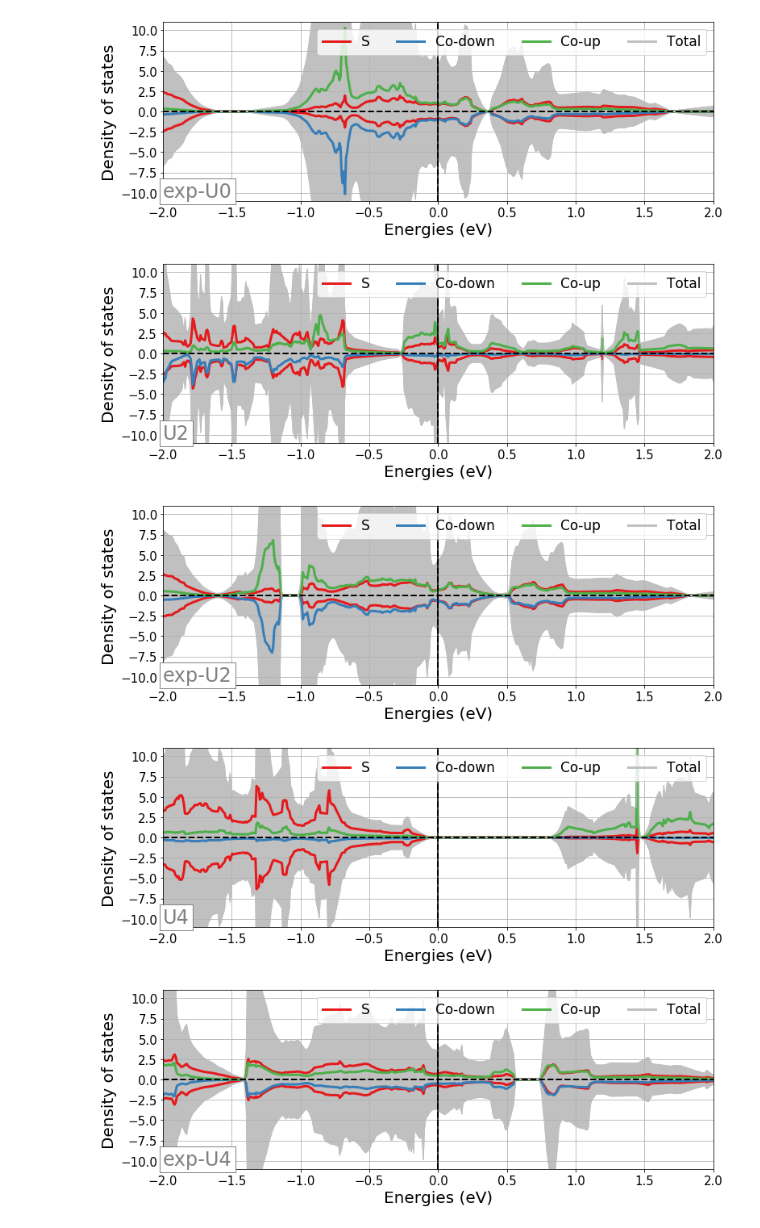
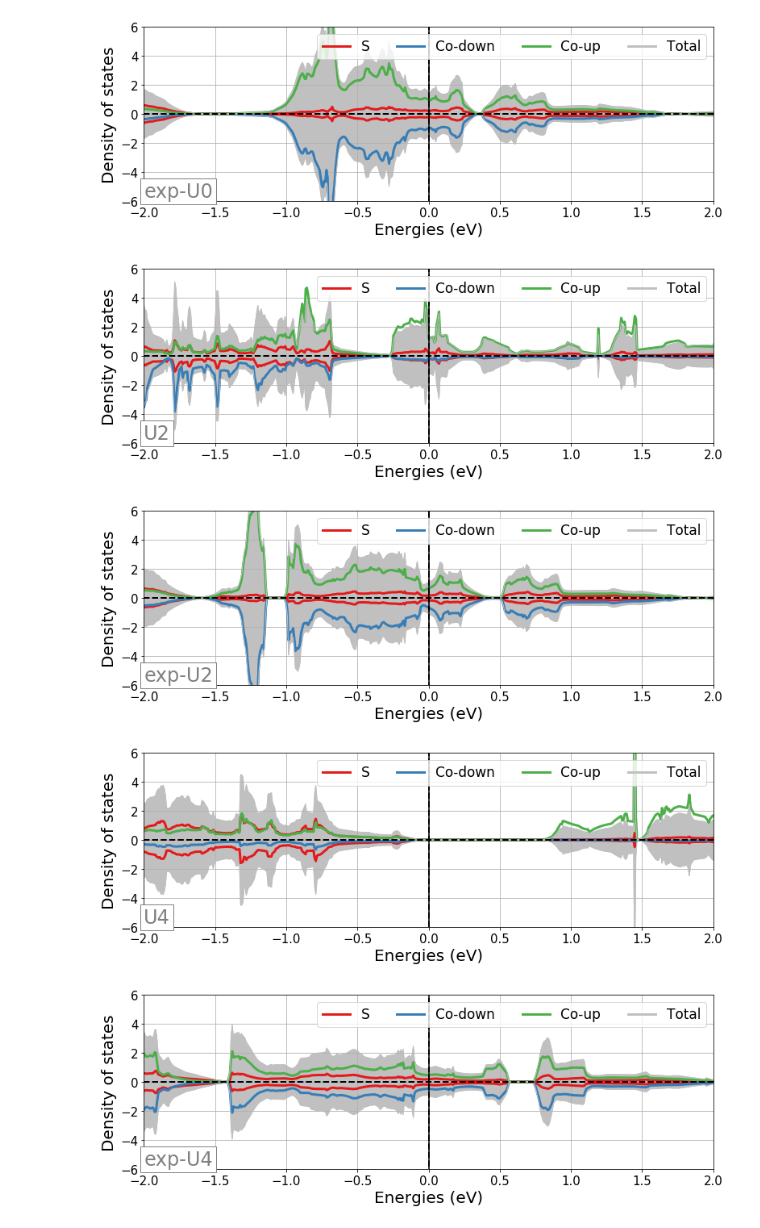
Before and after one commit to kyledmiller/kdm_vault, a Jupyter notebook: scripts_dft/plot_dos.ipynb, the cells around one changed output. Saved outputs shown, nothing was run; the diff lists cells and outputs as text; code cells hidden in the pictures.

Commit message:
added normalization to plot_dos

```diff
--- a/scripts_dft/plot_dos.ipynb
+++ b/scripts_dft/plot_dos.ipynb
@@ -6,6 +6,7 @@ from pymatgen.core.periodic_table import Element
 from pymatgen.electronic_structure.core import Spin, Orbital
 from pymatgen.electronic_structure.dos import Dos, DOS
 import functools
+import numpy as np
 
 from os.path import expanduser
 home = expanduser('~')
@@ -15,6 +16,10 @@ from matplotlib.pyplot import figure
 import matplotlib.pyplot as pyplot
 from scipy.integrate import trapz, simps
 
+import warnings
+warnings.filterwarnings("ignore")
+
+
 def integrate(axis, start, end):
     """Integrates the given DoS data"""
     d_line = axis.get_lines()[1]
@@ -23,8 +28,12 @@ def integrate(axis, start, end):
     pyplot.plot(x,y)
     return(simps(y,x))
 
-import warnings
-warnings.filterwarnings("ignore")
+
+def norm_dos(dos, factor):
+    dos_dict = dos.as_dict()
+    for key in dos_dict['densities'].keys():
+        dos_dict['densities'][key] = np.array(dos_dict['densities'][key])/factor
+    return Dos.from_dict(dos_dict)
 # %%
 WIDTH = 11
 HEIGHT = 4
@@ -33,16 +42,18 @@ DOS_TYPE = 'site-spin' #'element'
 BY_ELEMENT = ["S"]
 BY_SITE = [5]
 ORBITALS_LS = [[4, 5, 6, 7, 8]] #desired orbitals corresponding to sites listed
+NORM_FACTOR=4
 
 PREFIX = home + '/Projects/BaCoS2/correct_mag/estruc/vasprun-dos'
 SUFFIX = ".xml"
 ITERS_1 = ['U0', 'exp-U0', 'U2', 'exp-U2', 'U4', 'exp-U4']
+
 # ITERS_2 = ['og', 'rlx']
 LABELS_1 = ITERS_1
 # LABELS_2 = ITERS_2
 LABEL_PREFIX = ""
 XLIMS = [[-2,2]]*12
-YLIMS = [[-11,11]]*12
+YLIMS = [[-6,6]]*12
 LABEL_FONT = 20
 
 axes = []
@@ -55,7 +66,7 @@ for i, iter_1 in enumerate(ITERS_1):
             # Extract dos from vasprun
         vr = Vasprun(f'{PREFIX}-{label}{SUFFIX}')
         cdos = vr.complete_dos
-        tdos = vr.tdos
+        tdos = norm_dos(vr.tdos, 4)
 
         dplt = DosPlotter()
 
@@ -85,7 +96,7 @@ for i, iter_1 in enumerate(ITERS_1):
             # Add element dos
         elem_doss = cdos.get_element_dos()
         for element in BY_ELEMENT:
-            dplt.add_dos(element, elem_doss[Element(element)])
+            dplt.add_dos(element, norm_dos(elem_doss[Element(element)], 4))
 
             # Customize plot
         dos_plot = dplt.get_plot()
@@ -138,8 +149,8 @@ for i, iter_1 in enumerate(ITERS_1):
-[figure, old version]
+[figure, new version]
-[figure, old version]
+[figure, new version]
-[figure, old version]
+[figure, new version]
-[figure, old version]
+[figure, new version]
-[figure, old version]
+[figure, new version]
 # %%
 start = 1150
 end = 1220
```
Also changed, not shown: parts of 2 cells of this notebook.
